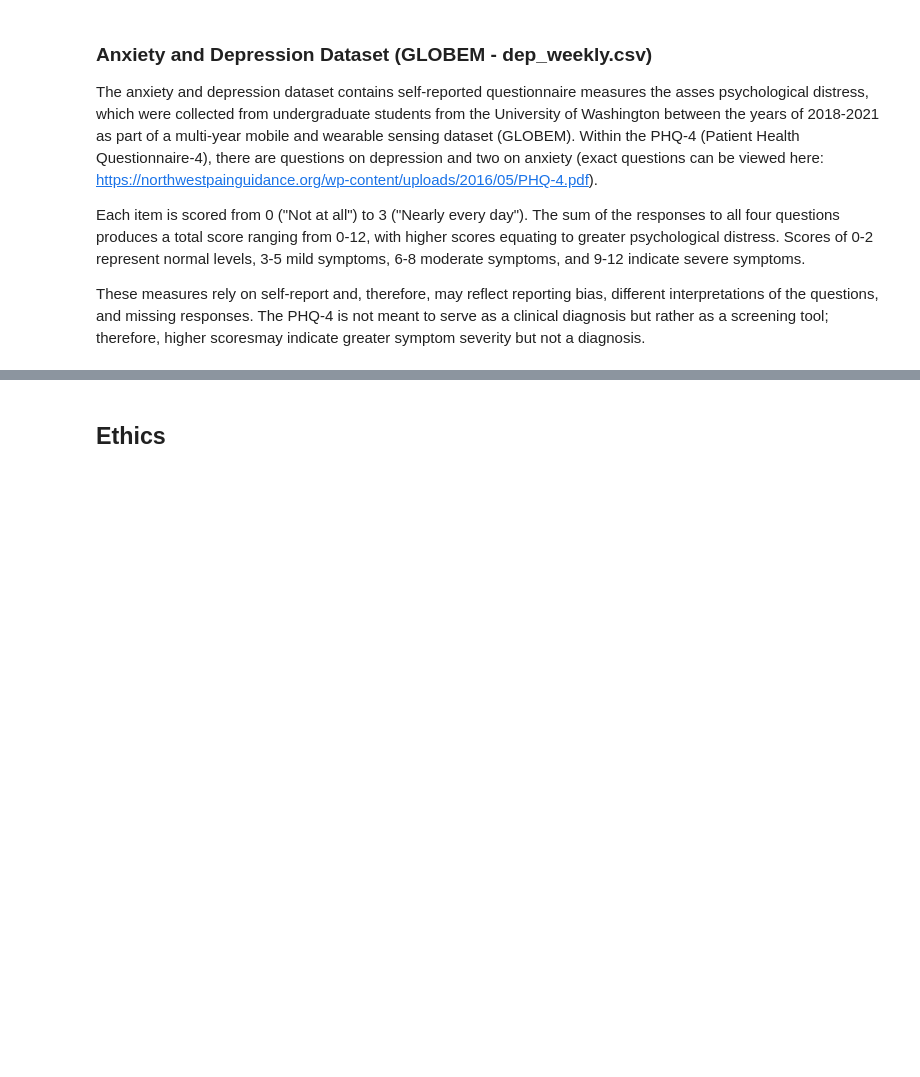
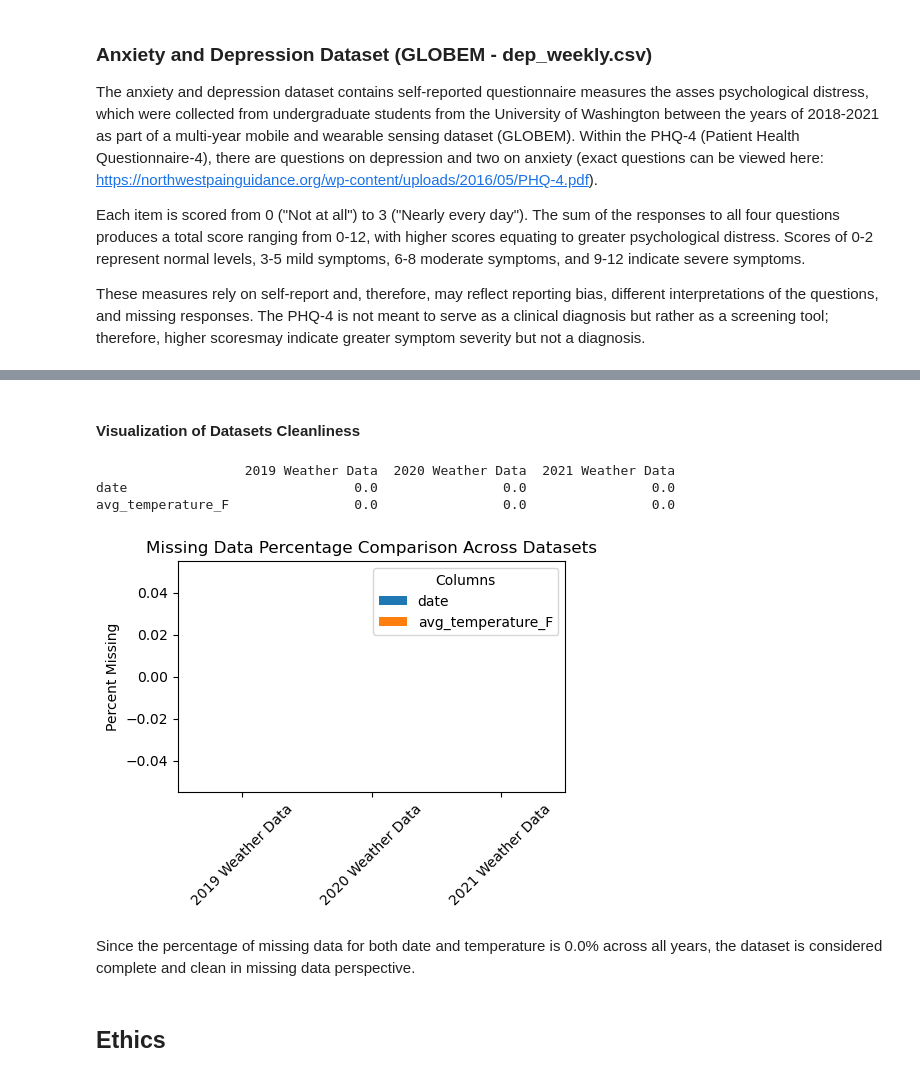
Before and after one commit to COGS108/Group053_WI26, a Jupyter notebook: 01-DataCheckpoint.ipynb, the cells around one changed output, grey strips where cells are left out. Drawn from its saved outputs; the diff is of its cells as text; code cells hidden in the pictures; blank space fills up the shorter version.

Commit message:
updated weather data cleaning

```diff
--- a/01-DataCheckpoint.ipynb
+++ b/01-DataCheckpoint.ipynb
@@ -200,3 +415,35 @@ These measures rely on self-report and, therefore, may reflect reporting bias, d
+# %% [markdown]
+#### Visualization of Datasets Cleanliness
+# %%
+datasets = {
+    "2019 Weather Data": w19_clean,
+    "2020 Weather Data": w20_clean,
+    "2021 Weather Data": w21_clean
+}
+missing_summary = {}
+
+for name, df in datasets.items():
+    missing_summary[name] = df.isnull().mean() * 100
+
+missing_df = pd.DataFrame(missing_summary)
+print(missing_df)
+
+import matplotlib.pyplot as plt
+
+missing_df.T.plot(kind='bar', figsize=(5,3))
+
+plt.ylabel("Percent Missing")
+plt.title("Missing Data Percentage Comparison Across Datasets")
+plt.xticks(rotation=45)
+plt.legend(title="Columns")
+plt.show()
+# %% [output]
+                   2019 Weather Data  2020 Weather Data  2021 Weather Data
+date                             0.0                0.0                0.0
+avg_temperature_F                0.0                0.0                0.0
+[figure, added]
+# %% [markdown]
+Since the percentage of missing data for both date and temperature is 0.0% across all years, the dataset is considered complete and clean in missing data perspective.
 # %% [markdown]
 ## Ethics
 # %% [markdown]
```
Also changed, not shown: parts of 9 cells of this notebook.
